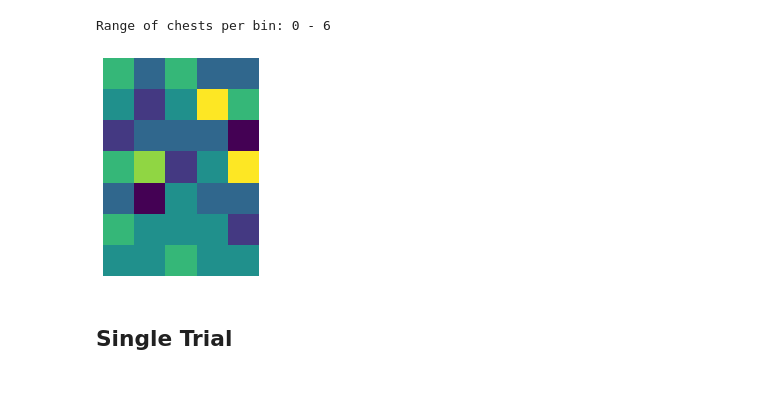
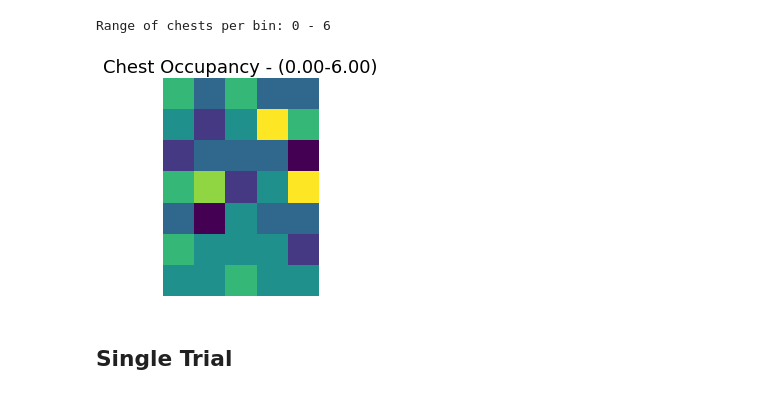
Before and after one commit to HSUPipeline/AnalyzeTH, a Jupyter notebook: notebooks/03-SpatialTargetCells.ipynb, the cells around one changed output. Cells and saved outputs as stored; diff of their text form; code cells hidden in the pictures.

```diff
--- a/notebooks/03-SpatialTargetCells.ipynb
+++ b/notebooks/03-SpatialTargetCells.ipynb
@@ -113,7 +138,7 @@ ptimes = nwbfile.acquisition['position']['player_position'].timestamps[:]
 positions = nwbfile.acquisition['position']['player_position'].data[:].T
 # %%
 # Get the chest positions & trial indices
-chest_xs, chest_ys = nwbfile.acquisition['stimuli']['chest_positions'].data[:].T
+chest_positions = nwbfile.acquisition['stimuli']['chest_positions'].data[:].T
 chest_trials = nwbfile.trials.chest_trials[:]
 # %% [markdown]
 ## Chest Positions
@@ -147,6 +174,6 @@ plot_positions(positions_trials, landmarks=landmarks, x_bins=x_edges, y_bins=y_e
 # %% [output]
 [figure]
 # %%
-# Assign each chest to a bin
-chest_pos = np.array([chest_xs, chest_ys])
-ch_xbin, ch_ybin = compute_bin_assignment(chest_pos, x_edges, y_edges)
+# Assign each chest to a bin, and collect together
+ch_xbin, ch_ybin = compute_bin_assignment(chest_positions, x_edges, y_edges)
+#ch_bins2d = np.array([ch_xbin, ch_ybin]) # TEMP
@@ -153,6 +183,6 @@ ch_xbin, ch_ybin = compute_bin_assignment(chest_pos, x_edges, y_edges)
 # %%
 # Compute chest occupancy
-chest_occupancy = compute_bin_firing(chest_bins, ch_xbin, ch_ybin)
+chest_occupancy = compute_bin_counts_assgn(chest_bins, ch_xbin, ch_ybin)
 # %%
 # Check the number of chests per bin
 print("Range of chests per bin: {:1.0f} - {:1.0f}".format(*compute_range(chest_occupancy)))
@@ -160,9 +190,9 @@ print("Range of chests per bin: {:1.0f} - {:1.0f}".format(*compute_range(chest_o
 Range of chests per bin: 0 - 6
 # %%
 # Plot chest occupancy
-plot_heatmap(chest_occupancy)
+plot_heatmap(chest_occupancy, title=create_heat_title('Chest Occupancy', chest_occupancy))
 # %% [output]
-[figure, old version]
+[figure, new version]
 # %% [markdown]
 ## Single Trial
 # %%
```
Also changed, not shown: parts of 39 cells of this notebook.
